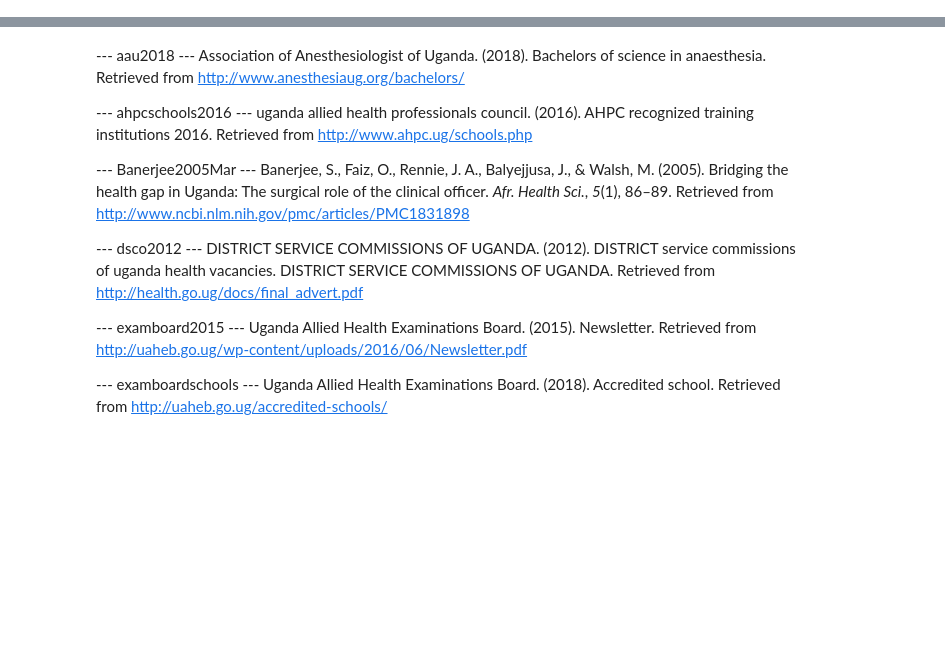
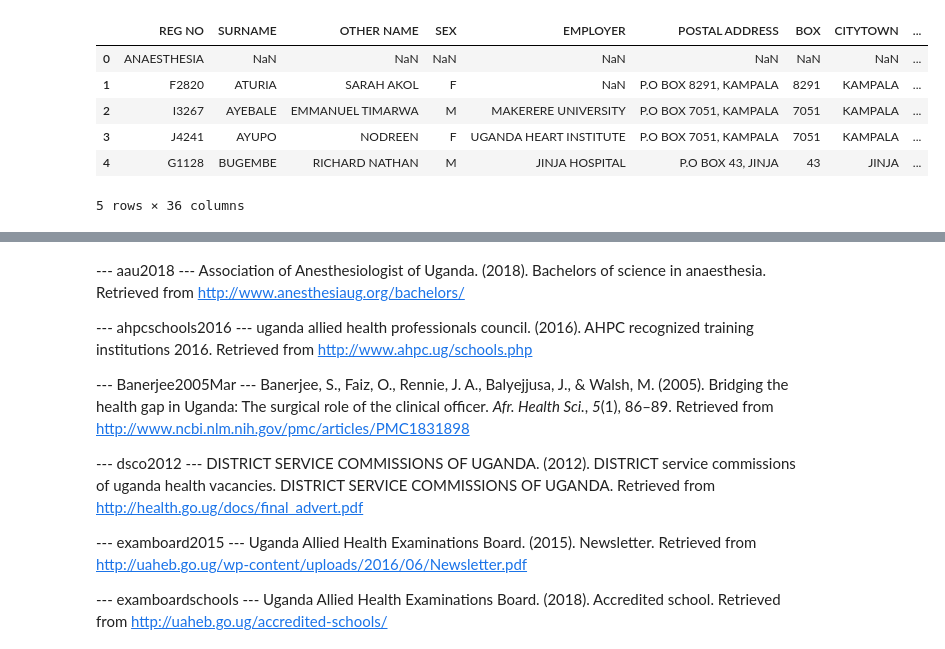
Before and after one commit to alexgoodell/uganda-model, a Jupyter notebook: model/py/uganda-model.ipynb, the cells around one changed output, grey strips where cells are left out. Saved outputs shown, nothing was run; the diff lists cells and outputs as text; code cells hidden in the pictures; blank space fills up the shorter version.

```diff
--- a/model/py/uganda-model.ipynb
+++ b/model/py/uganda-model.ipynb
@@ -29,0 +21,17 @@ Overwriting latex-cite.tpl
+# %%
+# import requirements (all found in /model/py/requirements.txt)
+import pandas as pd
+import numpy as np
+import os
+
+# read in data - skip first three rows (header information)
+df = pd.read_excel("../../data/umdpc/specialist-register-3-13-2018.xls", skiprows=3, header=0)
+df.head()
+# %% [output]
+|  | REG NO | SURNAME | OTHER NAME | SEX | EMPLOYER | POSTAL ADDRESS | BOX | CITYTOWN | ... |
+| 0 | ANAESTHESIA | NaN | NaN | NaN | NaN | NaN | NaN | NaN | ... |
+| 1 | F2820 | ATURIA | SARAH AKOL | F | NaN | P.O BOX 8291, KAMPALA | 8291 | KAMPALA | ... |
+| 2 | I3267 | AYEBALE | EMMANUEL TIMARWA | M | MAKERERE UNIVERSITY | P.O BOX 7051, KAMPALA | 7051 | KAMPALA | ... |
+| 3 | J4241 | AYUPO | NODREEN | F | UGANDA HEART INSTITUTE | P.O BOX 7051, KAMPALA | 7051 | KAMPALA | ... |
+| 4 | G1128 | BUGEMBE | RICHARD NATHAN | M | JINJA HOSPITAL | P.O BOX 43, JINJA | 43 | JINJA | ... |
+5 rows × 36 columns
```
Also changed, not shown: parts of 7 cells of this notebook, 14 other files.
